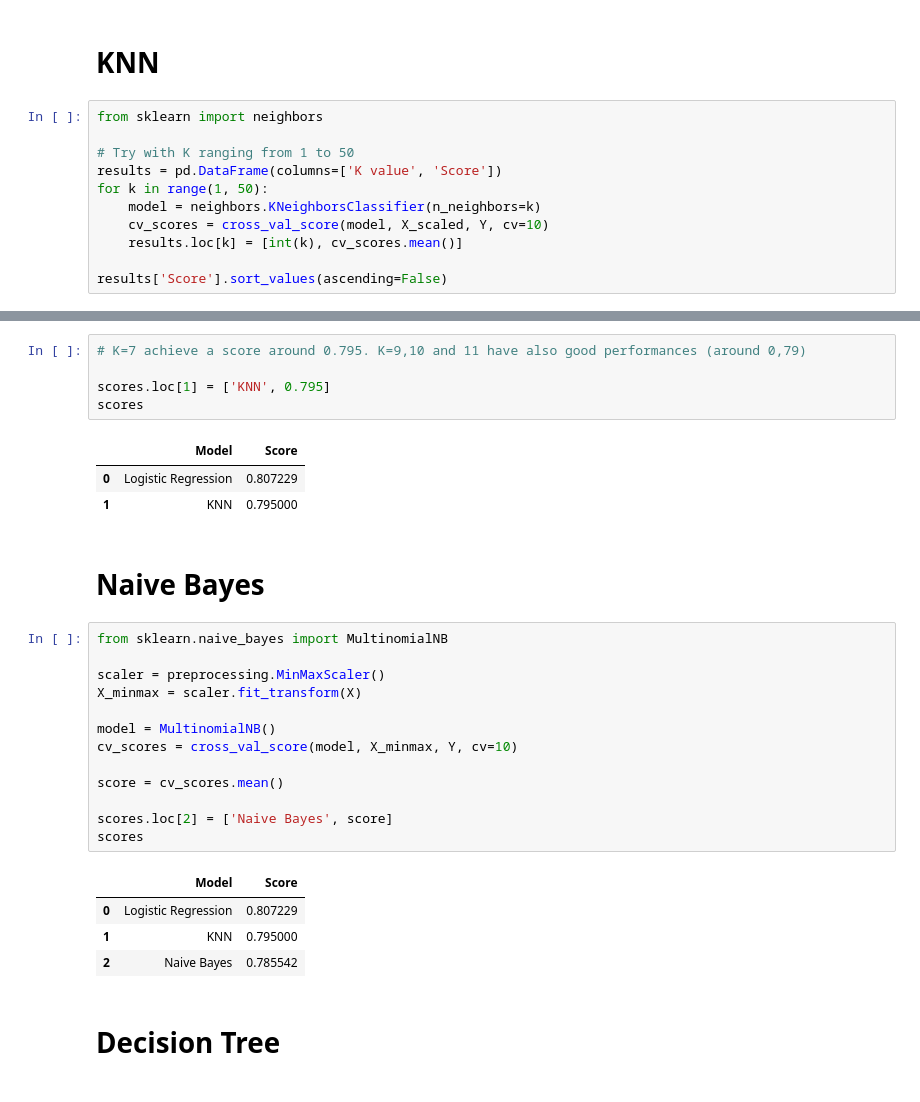
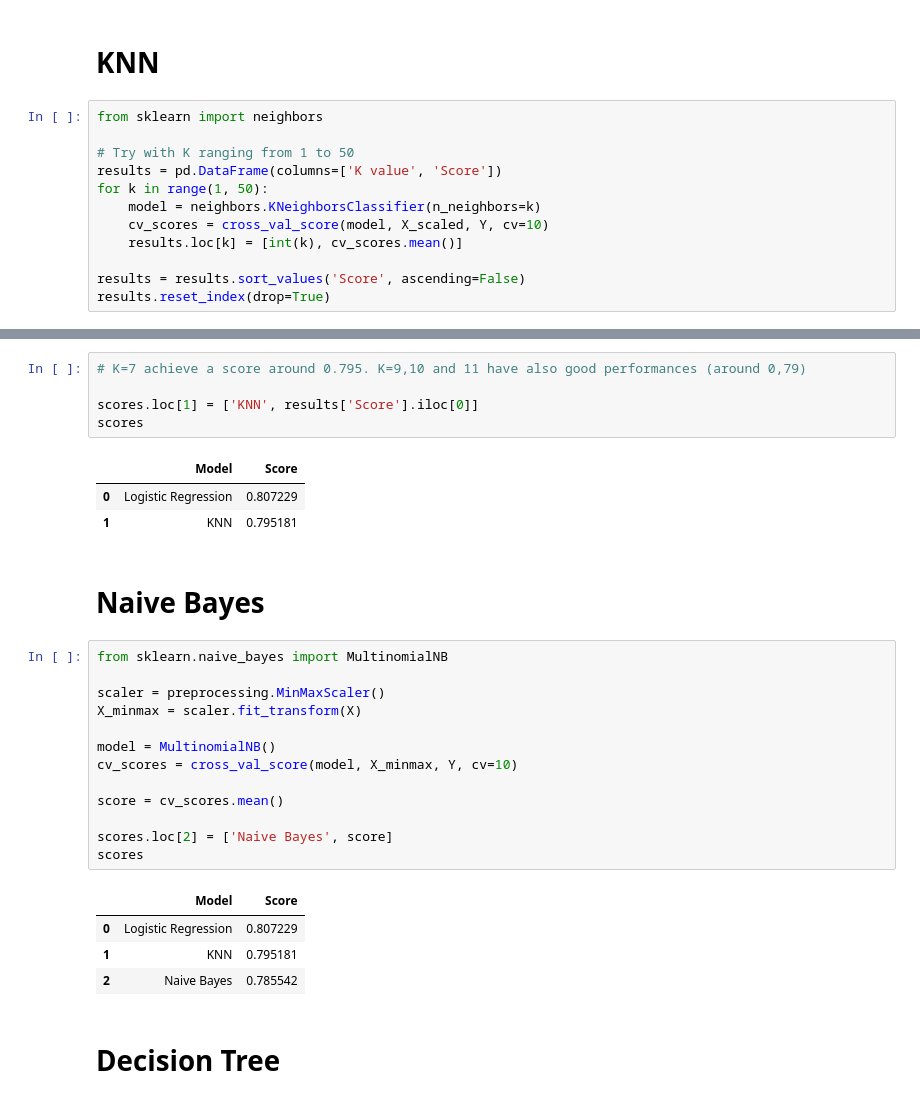
Before and after one commit to YannDel/Mammogram_classification, a Jupyter notebook: Mammogram_classification.ipynb, the cells around one changed output, grey strips where cells are left out. Saved outputs shown, nothing was run; the diff lists cells and outputs as text.

```diff
--- a/Mammogram_classification.ipynb
+++ b/Mammogram_classification.ipynb
@@ -208,5 +215,6 @@ for k in range(1, 50):
     cv_scores = cross_val_score(model, X_scaled, Y, cv=10)
     results.loc[k] = [int(k), cv_scores.mean()]
 
-results['Score'].sort_values(ascending=False)
+results = results.sort_values('Score', ascending=False)
+results.reset_index(drop=True)
 # %% [output]
@@ -230,12 +238,12 @@ Name: Score, dtype: float64
 # %%
 # K=7 achieve a score around 0.795. K=9,10 and 11 have also good performances (around 0,79)
 
-scores.loc[1] = ['KNN', 0.795]
+scores.loc[1] = ['KNN', results['Score'].iloc[0]]
 scores
 # %% [output]
 |  | Model | Score |
 | 0 | Logistic Regression | 0.807229 |
-| 1 | KNN | 0.795000 |
+| 1 | KNN | 0.795181 |
 # %% [markdown]
 # Naive Bayes
 # %%
@@ -254,7 +262,7 @@ scores
 # %% [output]
 |  | Model | Score |
 | 0 | Logistic Regression | 0.807229 |
-| 1 | KNN | 0.795000 |
+| 1 | KNN | 0.795181 |
 | 2 | Naive Bayes | 0.785542 |
 # %% [markdown]
 # Decision Tree
```
Also changed, not shown: parts of 14 cells of this notebook.
